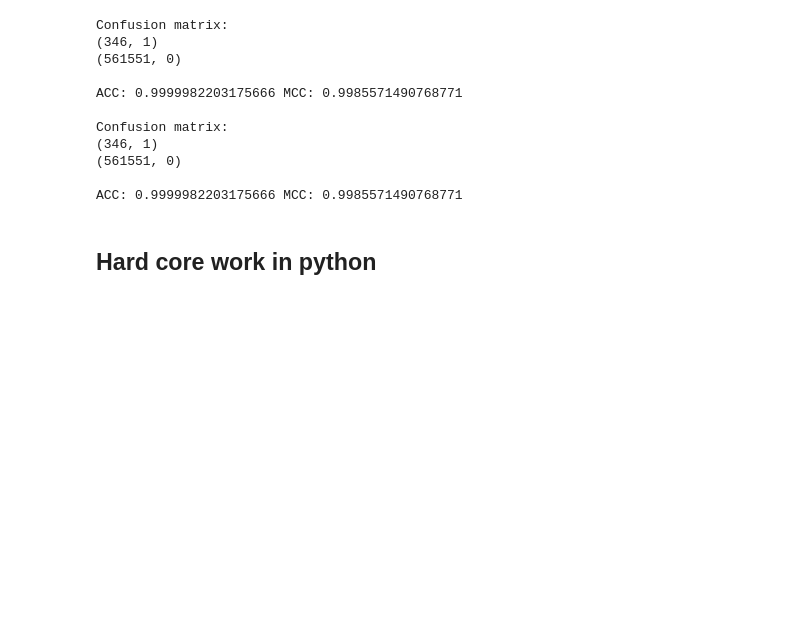
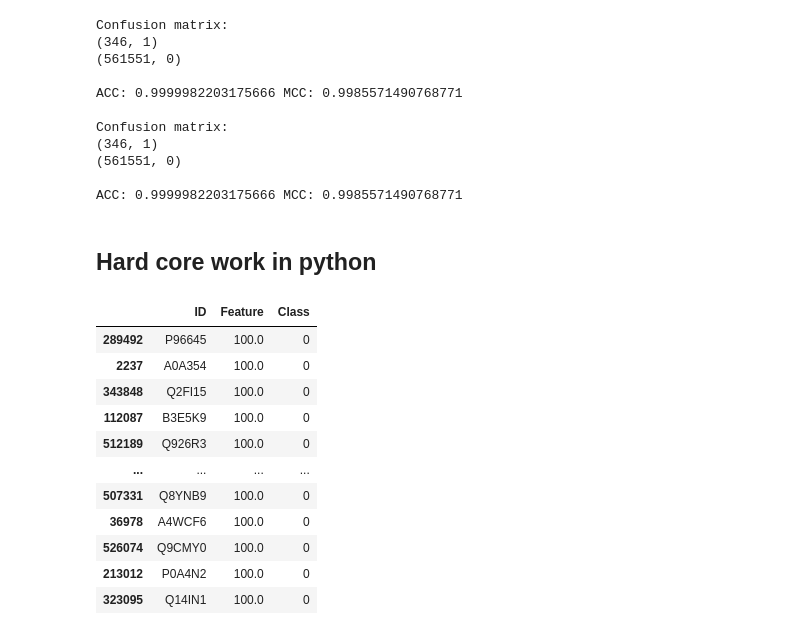
Before and after one commit to saulpierotti/markdown_notebook, a Jupyter notebook: Kunitz_domain_project.ipynb, the cells around one changed output. Drawn from its saved outputs; the diff is of its cells as text; code cells hidden in the pictures; blank space fills up the shorter version.

```diff
--- a/Kunitz_domain_project.ipynb
+++ b/Kunitz_domain_project.ipynb
@@ -289,0 +274,92 @@ df_test, df_train = np.split(df, [test_size])
+# %%
+import numpy as np
+import pandas as pd
+import sklearn as skl
+
+
+def get_df(path, colnames):
+    df = pd.read_csv(dataset_path, sep="\s+", names=col_names)
+    return df
+
+def get_train_test(df, test_prop=0.2):
+    df = skl.utils.shuffle(df)
+    test_size = int(test_prop*len(df))
+    df_test, df_train = np.split(df, [test_size])
+    return df_train, df_test
+
+def __get_confusion_mat(df, thr):
+    true_pos, true_neg, false_pos, false_neg = 0, 0, 0, 0
+    for row in df:
+        if row[1] < thr and row[2] == 1:
+            true_pos += 1
+        elif row[1] < thr and row[2] == 0:
+            false_pos += 1
+        elif row[1] >= thr and row[2] == 1:
+            false_neg += 1
+        elif row[1] >= thr and row[2] == 0:
+            true_neg += 1
+    confusion_mat = ((true_pos, false_pos), (true_neg, false_neg))
+    return confusion_mat
+
+
+def __get_ACC(df, thr):
+    confusion_mat = __get_confusion_mat(df, thr)
+    t_pos = confusion_mat[0][0]
+    t_neg = confusion_mat[1][0]
+    f_pos = confusion_mat[0][1]
+    f_neg = confusion_mat[1][1]
+    above_frac = t_pos + t_neg
+    below_frac = t_pos + t_neg + f_pos + f_neg
+    ACC = above_frac / below_frac
+    return ACC
+
+
+def __get_MCC(df, thr):
+    confusion_mat = __get_confusion_mat(df, thr)
+    t_pos = confusion_mat[0][0]
+    t_neg = confusion_mat[1][0]
+    f_pos = confusion_mat[0][1]
+    f_neg = confusion_mat[1][1]
+    above_frac = t_pos * t_neg - f_pos * f_neg
+    below_frac = math.sqrt(
+        (t_pos + f_pos) * (t_pos + f_neg) * (t_neg + f_pos) * (t_neg + f_neg)
+    )
+    MCC = above_frac / max(below_frac, 1)  # otherwise I can divide by 0
+    return MCC
+
+
+def get_stats(filepath, thr, print_res=False):
+    df = __parse_input(filepath)
+    confusion_mat = __get_confusion_mat(df, thr)
+    ACC = __get_ACC(df, thr)
+    MCC = __get_MCC(df, thr)
+    if print_res:
+        print("Confusion matrix:")
+        for line in confusion_mat:
+            print(line)
+        print("\nACC:", ACC, "MCC:", MCC)
+    else:
+        return confusion_mat, ACC, MCC
+
+# parameters
+test_prop = 0.2 # how much data to set aside for testing
+dataset_path = "./final_dataset_local.dat"
+col_names = ["ID","Feature","Class"]
+num_replicates = 10
+
+df = get_df(dataset_path, col_names)
+df_train, df_test = get_train_test(df, test_prop)
+df_train
+# %% [output]
+|  | ID | Feature | Class |
+| 289492 | P96645 | 100.0 | 0 |
+| 2237 | A0A354 | 100.0 | 0 |
+| 343848 | Q2FI15 | 100.0 | 0 |
+| 112087 | B3E5K9 | 100.0 | 0 |
+| 512189 | Q926R3 | 100.0 | 0 |
+| ... | ... | ... | ... |
+| 507331 | Q8YNB9 | 100.0 | 0 |
+| 36978 | A4WCF6 | 100.0 | 0 |
+| 526074 | Q9CMY0 | 100.0 | 0 |
+| 213012 | P0A4N2 | 100.0 | 0 |
+| 323095 | Q14IN1 | 100.0 | 0 |
```
Also changed, not shown: parts of 2 cells of this notebook.
